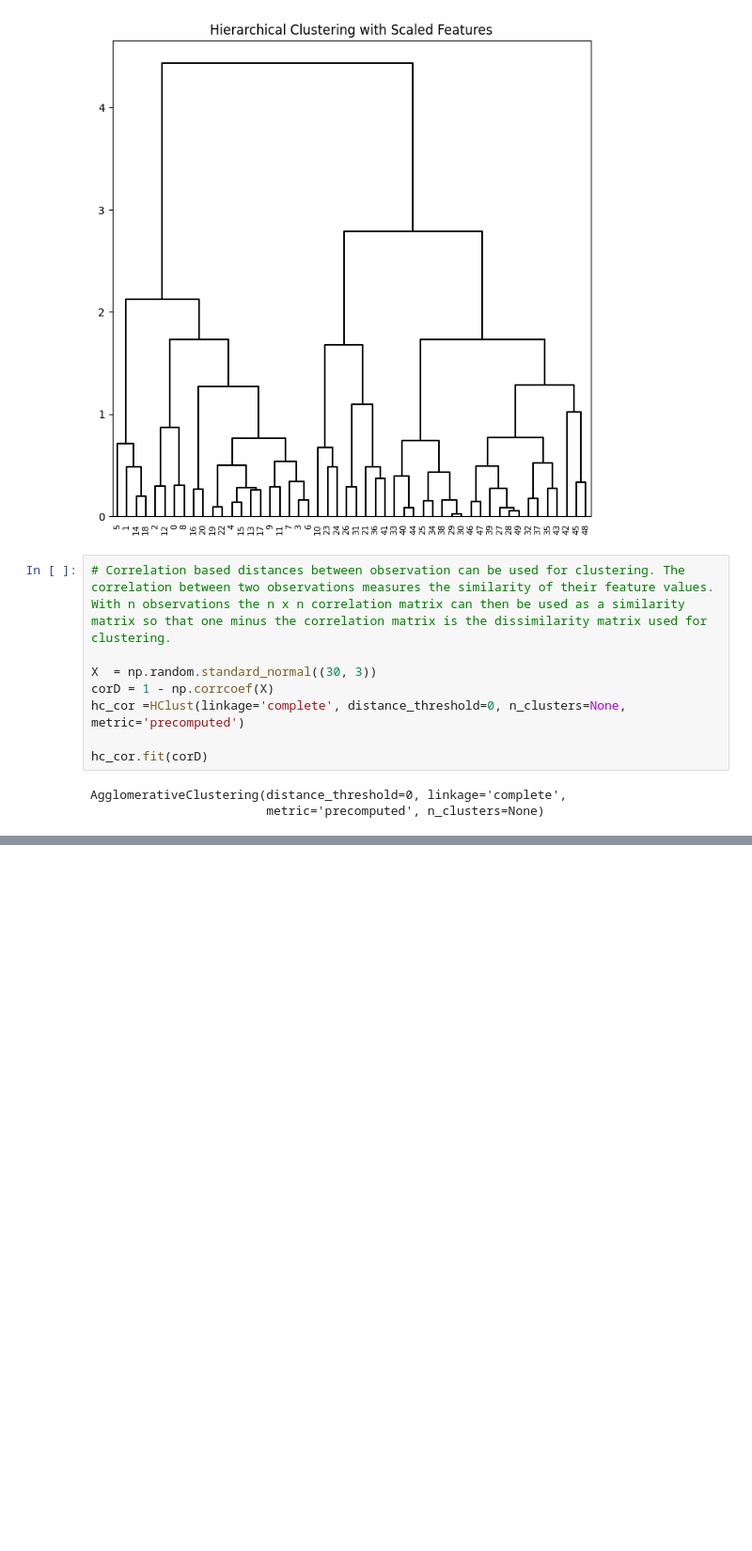
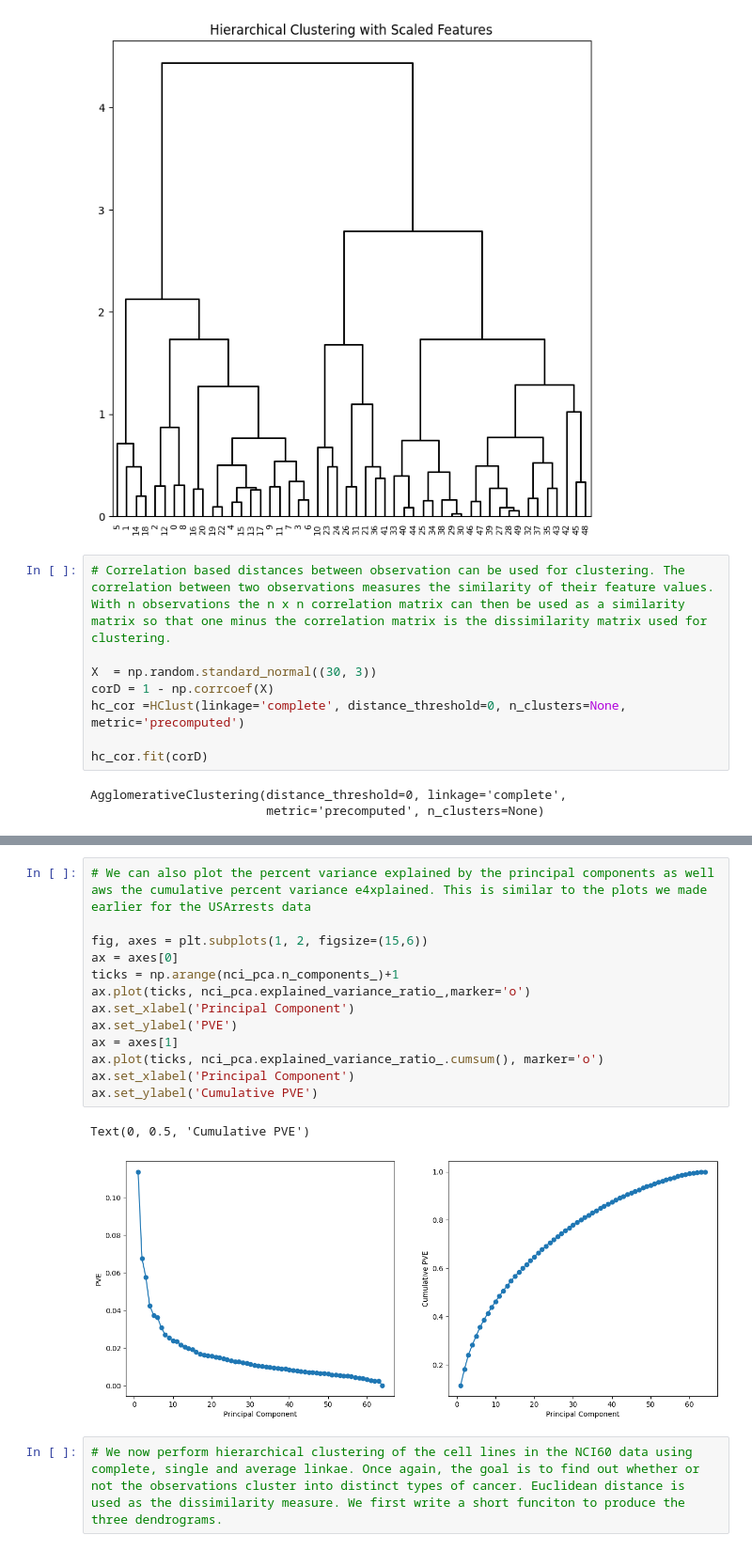
Before and after one commit to ARKA1112/ISLP_self, a Jupyter notebook: 12_Unsupervised.ipynb, the cells around one changed output, grey strips where cells are left out. Shown at 94% size. Drawn from its saved outputs; the diff is of its cells as text; blank space fills up the shorter version.

```diff
--- a/12_Unsupervised.ipynb
+++ b/12_Unsupervised.ipynb
@@ -431,0 +515,18 @@ AgglomerativeClustering(distance_threshold=0, linkage='complete',
+# %%
+# We can also plot the percent variance explained by the principal components as well aws the cumulative percent variance e4xplained. This is similar to the plots we made earlier for the USArrests data
+
+fig, axes = plt.subplots(1, 2, figsize=(15,6))
+ax = axes[0]
+ticks = np.arange(nci_pca.n_components_)+1
+ax.plot(ticks, nci_pca.explained_variance_ratio_,marker='o')
+ax.set_xlabel('Principal Component')
+ax.set_ylabel('PVE')
+ax = axes[1]
+ax.plot(ticks, nci_pca.explained_variance_ratio_.cumsum(), marker='o')
+ax.set_xlabel('Principal Component')
+ax.set_ylabel('Cumulative PVE')
+# %% [output]
+Text(0, 0.5, 'Cumulative PVE')
+[figure, added]
+# %%
+# We now perform hierarchical clustering of the cell lines in the NCI60 data using complete, single and average linkae. Once again, the goal is to find out whether or not the observations cluster into distinct types of cancer. Euclidean distance is used as the dissimilarity measure. We first write a short funciton to produce the three dendrograms.
```
Also changed, not shown: parts of 18 cells of this notebook.
